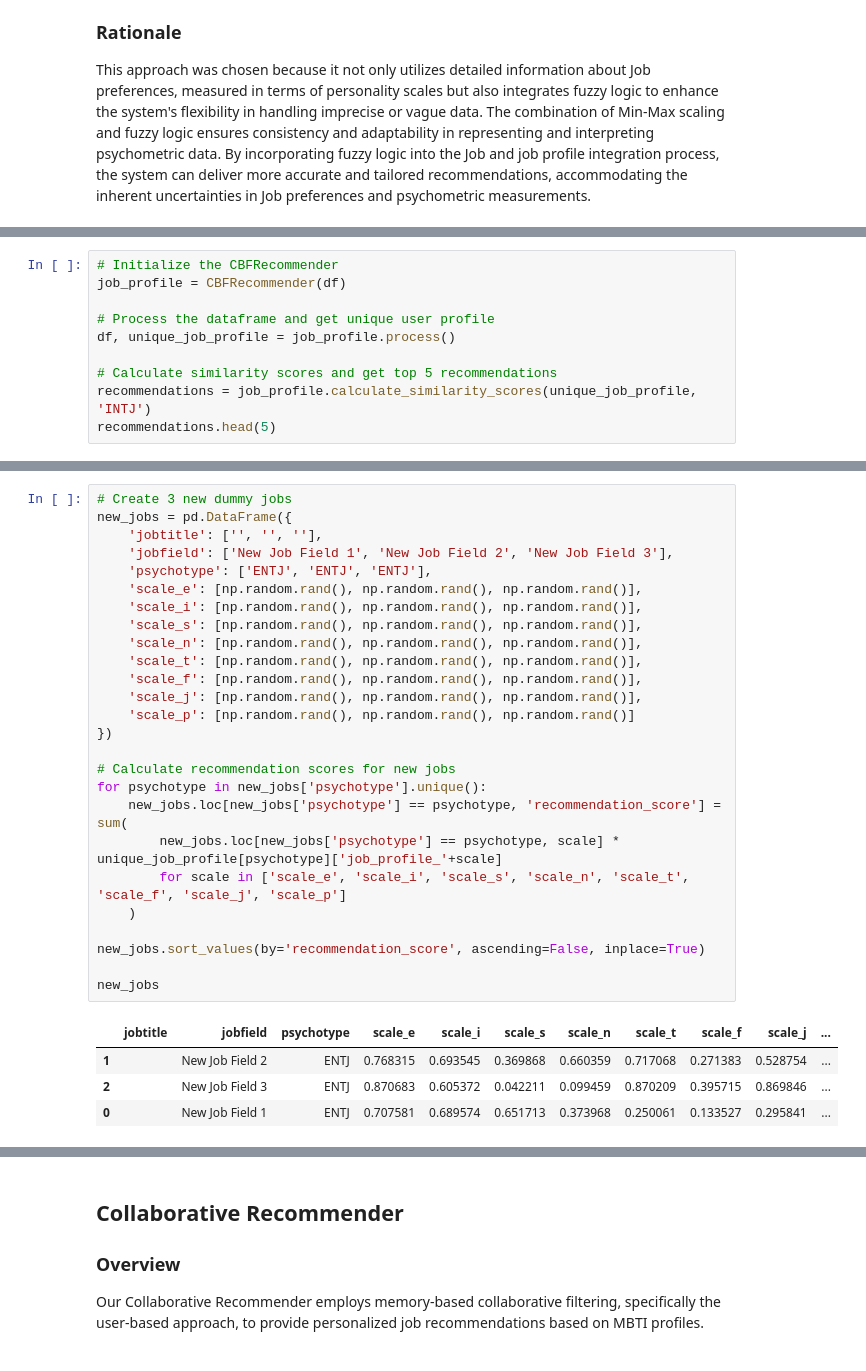
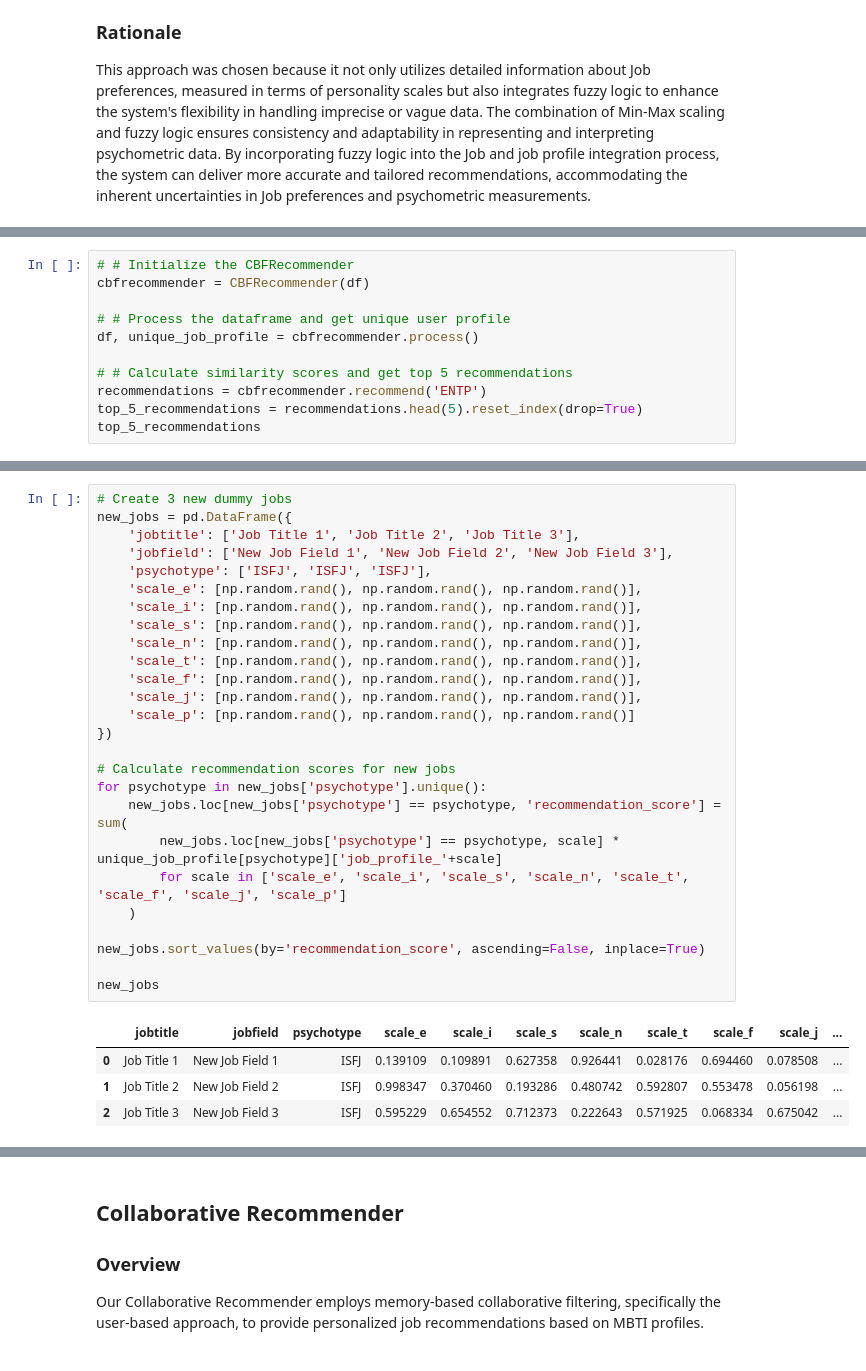
Before and after one commit to fairuzald/Hybrid-MBTI-Job-Based-Recommender-System, a Jupyter notebook: recommender_systems.ipynb, the cells around one changed output, grey strips where cells are left out. Drawn from its saved outputs; the diff is of its cells as text.

```diff
--- a/recommender_systems.ipynb
+++ b/recommender_systems.ipynb
@@ -197,11 +203,12 @@ Three new dummy jobs are created with distinct titles, fields, and assigned psyc
 # %%
-# Initialize the CBFRecommender
-job_profile = CBFRecommender(df)
+# # Initialize the CBFRecommender
+cbfrecommender = CBFRecommender(df)
 
-# Process the dataframe and get unique user profile
-df, unique_job_profile = job_profile.process()
+# # Process the dataframe and get unique user profile
+df, unique_job_profile = cbfrecommender.process()
 
-# Calculate similarity scores and get top 5 recommendations
-recommendations = job_profile.calculate_similarity_scores(unique_job_profile, 'INTJ')
-recommendations.head(5)
+# # Calculate similarity scores and get top 5 recommendations
+recommendations = cbfrecommender.recommend('ENTP')
+top_5_recommendations = recommendations.head(5).reset_index(drop=True)
+top_5_recommendations
 # %% [output]
@@ -214,31 +245,31 @@ recommendations.head(5)
 # %%
 # Create 3 new dummy jobs
 new_jobs = pd.DataFrame({
-    'jobtitle': ['', '', ''],
+    'jobtitle': ['Job Title 1', 'Job Title 2', 'Job Title 3'],
     'jobfield': ['New Job Field 1', 'New Job Field 2', 'New Job Field 3'],
-    'psychotype': ['ENTJ', 'ENTJ', 'ENTJ'],
+    'psychotype': ['ISFJ', 'ISFJ', 'ISFJ'],
     'scale_e': [np.random.rand(), np.random.rand(), np.random.rand()],
     'scale_i': [np.random.rand(), np.random.rand(), np.random.rand()],
     'scale_s': [np.random.rand(), np.random.rand(), np.random.rand()],
     'scale_n': [np.random.rand(), np.random.rand(), np.random.rand()],
     'scale_t': [np.random.rand(), np.random.rand(), np.random.rand()],
     'scale_f': [np.random.rand(), np.random.rand(), np.random.rand()],
     'scale_j': [np.random.rand(), np.random.rand(), np.random.rand()],
     'scale_p': [np.random.rand(), np.random.rand(), np.random.rand()]
 })
 
 # Calculate recommendation scores for new jobs
 for psychotype in new_jobs['psychotype'].unique():
     new_jobs.loc[new_jobs['psychotype'] == psychotype, 'recommendation_score'] = sum(
         new_jobs.loc[new_jobs['psychotype'] == psychotype, scale] * unique_job_profile[psychotype]['job_profile_'+scale]
         for scale in ['scale_e', 'scale_i', 'scale_s', 'scale_n', 'scale_t', 'scale_f', 'scale_j', 'scale_p']
     )
 
 new_jobs.sort_values(by='recommendation_score', ascending=False, inplace=True)
 
 new_jobs
 # %% [output]
 |  | jobtitle | jobfield | psychotype | scale_e | scale_i | scale_s | scale_n | scale_t | scale_f | scale_j | ... |
-| 1 |  | New Job Field 2 | ENTJ | 0.768315 | 0.693545 | 0.369868 | 0.660359 | 0.717068 | 0.271383 | 0.528754 | ... |
-| 2 |  | New Job Field 3 | ENTJ | 0.870683 | 0.605372 | 0.042211 | 0.099459 | 0.870209 | 0.395715 | 0.869846 | ... |
-| 0 |  | New Job Field 1 | ENTJ | 0.707581 | 0.689574 | 0.651713 | 0.373968 | 0.250061 | 0.133527 | 0.295841 | ... |
+| 0 | Job Title 1 | New Job Field 1 | ISFJ | 0.139109 | 0.109891 | 0.627358 | 0.926441 | 0.028176 | 0.694460 | 0.078508 | ... |
+| 1 | Job Title 2 | New Job Field 2 | ISFJ | 0.998347 | 0.370460 | 0.193286 | 0.480742 | 0.592807 | 0.553478 | 0.056198 | ... |
+| 2 | Job Title 3 | New Job Field 3 | ISFJ | 0.595229 | 0.654552 | 0.712373 | 0.222643 | 0.571925 | 0.068334 | 0.675042 | ... |
```
Also changed, not shown: parts of 17 cells of this notebook, 6 other files.
